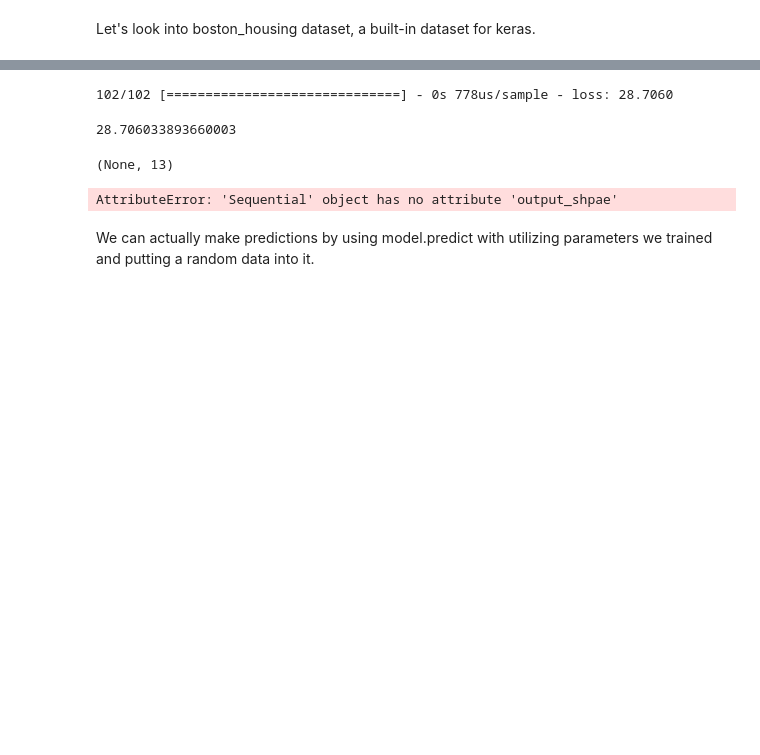
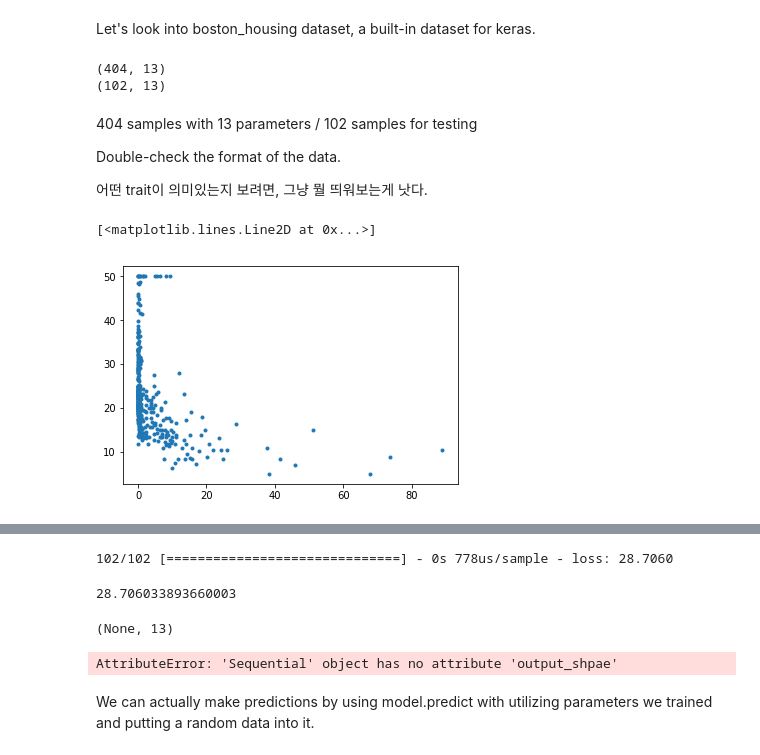
Before and after one commit to yemorangd/2019-1R-ADVENGPHON, a Jupyter notebook: Boston-housing.ipynb, the cells around one changed output, grey strips where cells are left out. Drawn from its saved outputs; the diff is of its cells as text; code cells hidden in the pictures; blank space fills up the shorter version.

```diff
--- a/Boston-housing.ipynb
+++ b/Boston-housing.ipynb
@@ -7,3 +8,21 @@ import numpy as np
 (x_train, y_train), (x_test, y_test) = tensorflow.keras.datasets.boston_housing.load_data(path = 'boston_housing.npz')
 # %% [markdown]
 Let's look into boston_housing dataset, a built-in dataset for keras.
+# %%
+print(x_train.shape)
+print(x_test.shape)
+# %% [output]
+(404, 13)
+(102, 13)
+# %% [markdown]
+404 samples with 13 parameters / 102 samples for testing
+
+Double-check the format of the data.
+
+어떤 trait이 의미있는지 보려면, 그냥 뭘 띄워보는게 낫다.
+# %%
+plt.plot(x_train[:,0], y_train, '.')
+#이런 식으로 경향성을 확인 가능. 0일 경우 범죄율 data 띄워본거. 분명히 관계가 있긴 있는데, linear하지는 않다.
+# %% [output]
+[<matplotlib.lines.Line2D at 0x...>]
+[figure, added]
```
Also changed, not shown: parts of 13 cells of this notebook.
